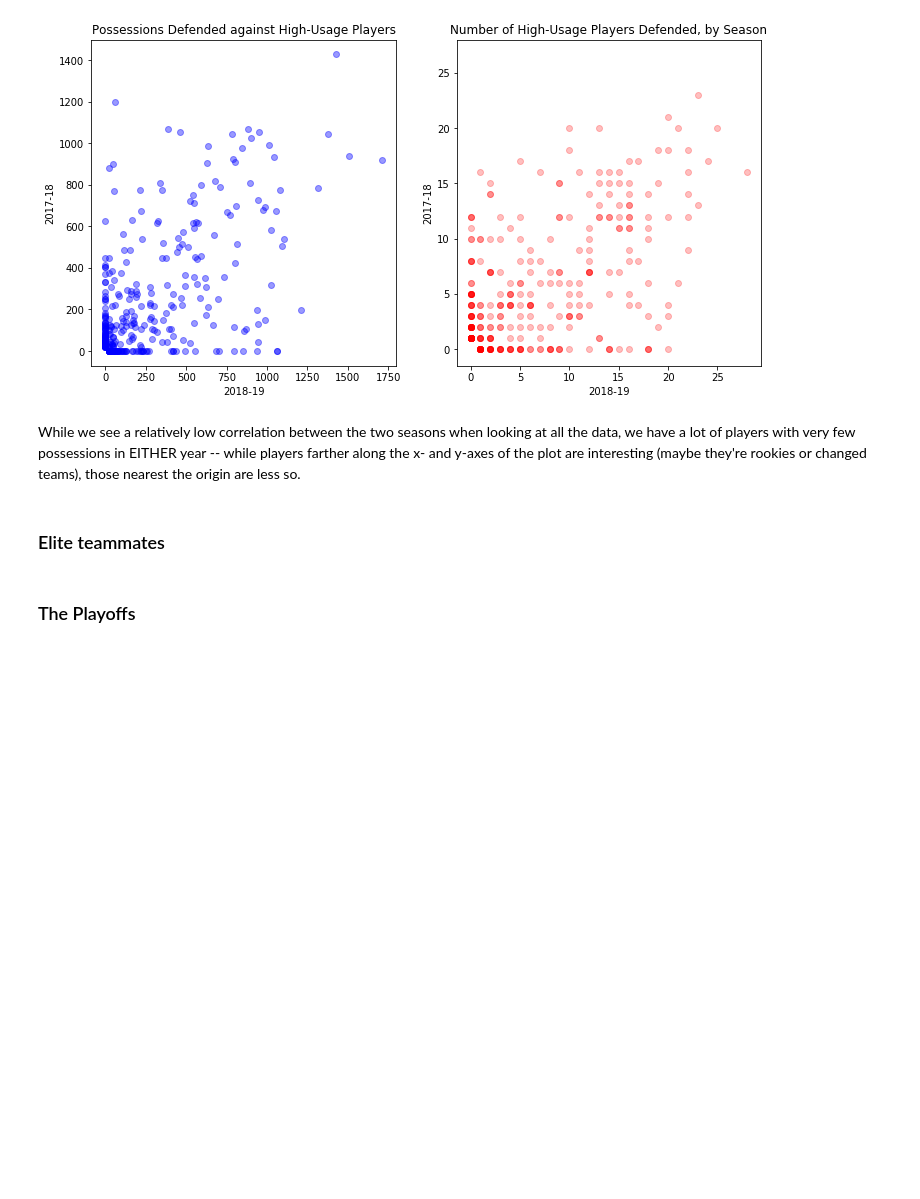
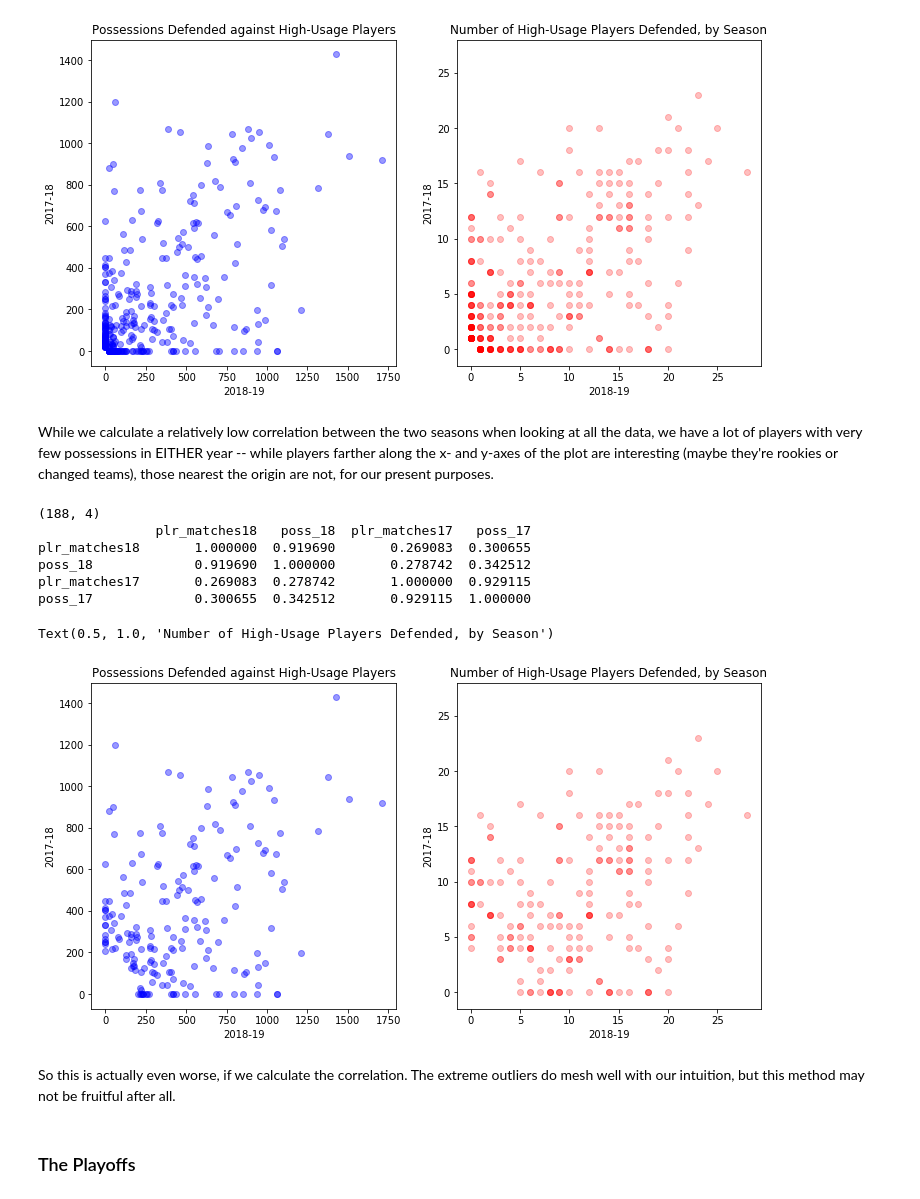
Before and after one commit to sstromberg/nba-project, a Jupyter notebook: guarding_guards.ipynb, the cells around one changed output. Saved outputs shown, nothing was run; the diff lists cells and outputs as text; code cells hidden in the pictures; blank space fills up the shorter version.

```diff
--- a/guarding_guards.ipynb
+++ b/guarding_guards.ipynb
@@ -470,6 +470,4 @@ ax2.set_title('Number of High-Usage Players Defended, by Season')
 Text(0.5, 1.0, 'Number of High-Usage Players Defended, by Season')
 [figure]
 # %% [markdown]
-While we see a relatively low correlation between the two seasons when looking at all the data, we have a lot of players with very few possessions in EITHER year -- while players farther along the x- and y-axes of the plot are interesting (maybe they're rookies or changed teams), those nearest the origin are less so.
+While we calculate a relatively low correlation between the two seasons when looking at all the data, we have a lot of players with very few possessions in EITHER year -- while players farther along the x- and y-axes of the plot are interesting (maybe they're rookies or changed teams), those nearest the origin are not, for our present purposes.
-# %% [markdown]
-### Elite teammates
@@ -480,2 +474,41 @@ While we see a relatively low correlation between the two seasons when looking a
+# %%
+mask = (df_bothyrs['poss_17']**2 + df_bothyrs['poss_18']**2) > 40000
+
+df_bothyrs_b = df_bothyrs[mask]
+print(df_bothyrs_b.shape)
+
+print(df_bothyrs_b.corr())
+# %% [output]
+(188, 4)
+               plr_matches18   poss_18  plr_matches17   poss_17
+plr_matches18       1.000000  0.919690       0.269083  0.300655
+poss_18             0.919690  1.000000       0.278742  0.342512
+plr_matches17       0.269083  0.278742       1.000000  0.929115
+poss_17             0.300655  0.342512       0.929115  1.000000
+# %%
+# plot pairwise in a scatterplot
+
+fig,(ax1,ax2) = plt.subplots(1, 2, figsize=(12, 6))
+
+ax1.scatter(df_bothyrs_b['poss_18'], df_bothyrs_b['poss_17'], c='b', alpha=0.4)
+ax1.set_xlabel('2018-19')
+ax1.set_ylabel('2017-18')
+
+ax2.scatter(df_bothyrs_b['plr_matches18'], df_bothyrs_b['plr_matches17'], c='r', alpha=0.25)
+ax2.set_xlabel('2018-19')
+ax2.set_ylabel('2017-18')
+ax2.set_ylim([-1.5, 28])
+
+# start with default axes
+#ax.set_xlim([50000, 20000000])
+#ax.set_ylim([50000, 20000000])
+
+ax1.set_title('Possessions Defended against High-Usage Players')
+ax2.set_title('Number of High-Usage Players Defended, by Season')
+# %% [output]
+Text(0.5, 1.0, 'Number of High-Usage Players Defended, by Season')
+[figure, added]
+# %% [markdown]
+So this is actually even worse, if we calculate the correlation. The extreme outliers do mesh well with our intuition, but this method may not be fruitful after all.
 # %% [markdown]
 ### The Playoffs
```
Also changed, not shown: parts of 9 cells of this notebook.
